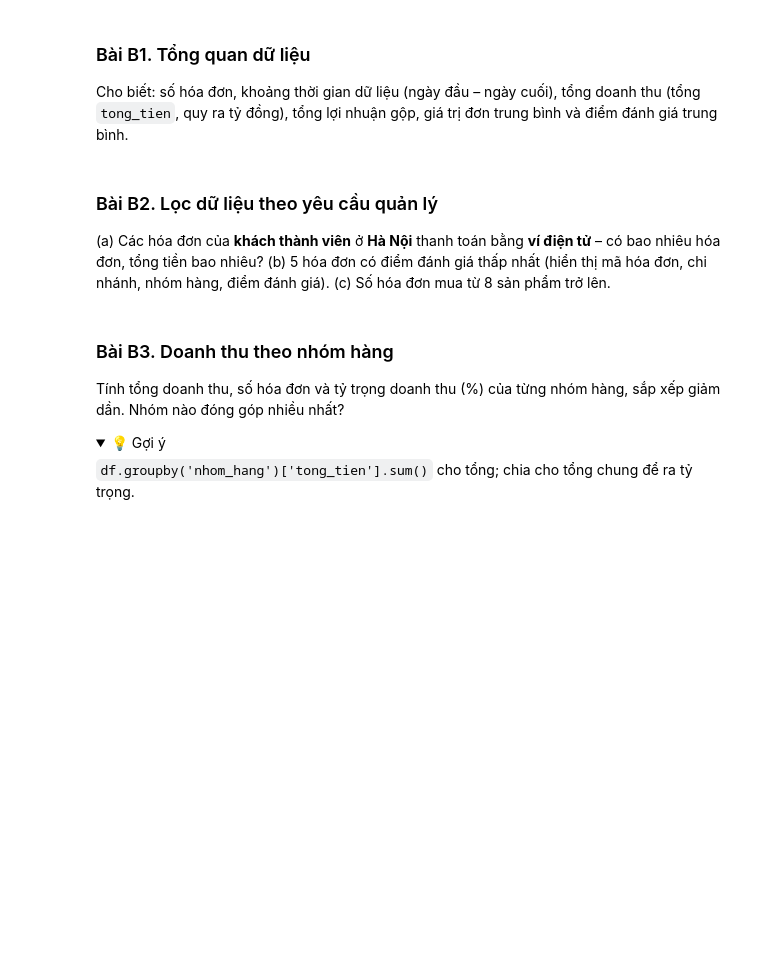
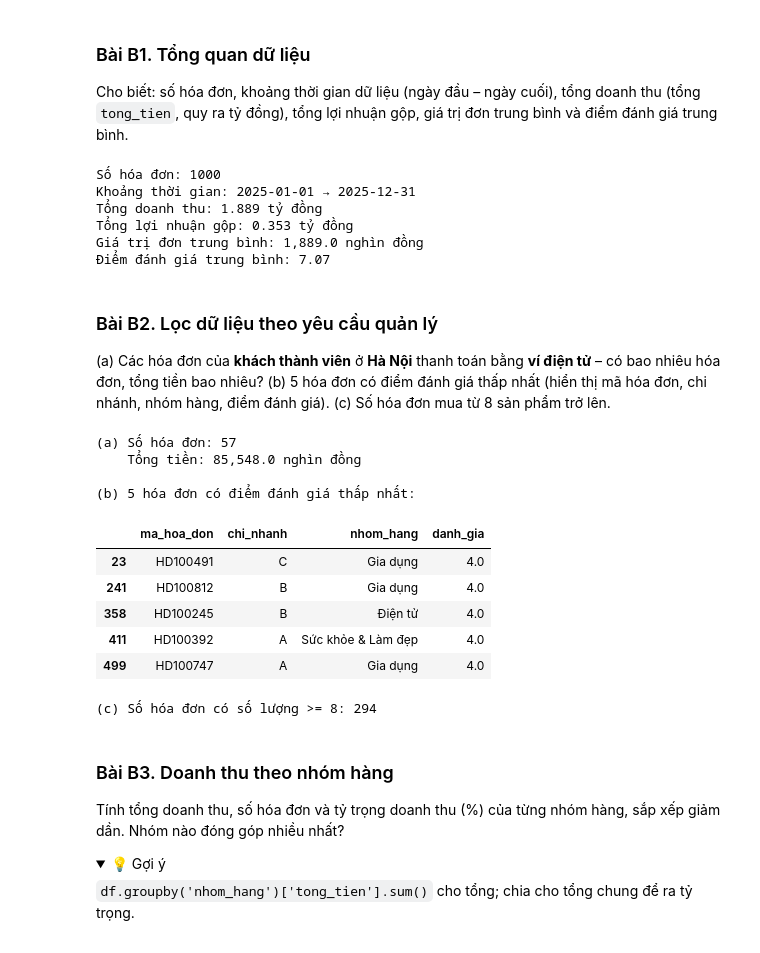
Before and after one commit to binhnhi240926/MacThiBinhNhi_26C1INF50909802, a Jupyter notebook: python_kinh_doanh/bai_tap/Buoi_03_BaiTap.ipynb, the cells around one changed output. Saved outputs shown, nothing was run; the diff lists cells and outputs as text; code cells hidden in the pictures; folded sections open; blank space fills up the shorter version.

```diff
--- a/python_kinh_doanh/bai_tap/Buoi_03_BaiTap.ipynb
+++ b/python_kinh_doanh/bai_tap/Buoi_03_BaiTap.ipynb
@@ -105,6 +191,27 @@ Cho biết: số hóa đơn, khoảng thời gian dữ liệu (ngày đầu –
 tổng lợi nhuận gộp, giá trị đơn trung bình và điểm đánh giá trung bình.
 # %%
 # Viết code của bạn ở đây
+ngay = pd.to_datetime(df["ngay"])
+
+so_hoa_don     = df["ma_hoa_don"].nunique()
+tong_doanh_thu = df["tong_tien"].sum()          # nghìn đồng
+tong_loi_nhuan = df["loi_nhuan_gop"].sum()      # nghìn đồng
+don_tb         = df["tong_tien"].mean()         # nghìn đồng
+diem_tb        = df["danh_gia"].mean()
+
+print("Số hóa đơn:", so_hoa_don)
+print("Khoảng thời gian:", ngay.min().date(), "→", ngay.max().date())
+print(f"Tổng doanh thu: {tong_doanh_thu / 1e6:.3f} tỷ đồng")
+print(f"Tổng lợi nhuận gộp: {tong_loi_nhuan / 1e6:.3f} tỷ đồng")
+print(f"Giá trị đơn trung bình: {don_tb:,.1f} nghìn đồng")
+print(f"Điểm đánh giá trung bình: {diem_tb:.2f}")
+# %% [output]
+Số hóa đơn: 1000
+Khoảng thời gian: 2025-01-01 → 2025-12-31
+Tổng doanh thu: 1.889 tỷ đồng
+Tổng lợi nhuận gộp: 0.353 tỷ đồng
+Giá trị đơn trung bình: 1,889.0 nghìn đồng
+Điểm đánh giá trung bình: 7.07
 # %% [markdown]
 ### Bài B2. Lọc dữ liệu theo yêu cầu quản lý
 
@@ -113,6 +220,31 @@ tổng lợi nhuận gộp, giá trị đơn trung bình và điểm đánh giá
 (c) Số hóa đơn mua từ 8 sản phẩm trở lên.
 # %%
 # Viết code của bạn ở đây
+# (a) Khách thành viên, Hà Nội, thanh toán bằng ví điện tử
+loc_a = df[(df["loai_khach"] == "Thành viên")
+           & (df["thanh_pho"] == "Hà Nội")
+           & (df["thanh_toan"] == "Ví điện tử")]
+print("(a) Số hóa đơn:", len(loc_a))
+print(f"    Tổng tiền: {loc_a['tong_tien'].sum():,.1f} nghìn đồng")
+
+# (b) 5 hóa đơn có điểm đánh giá thấp nhất
+print("\n(b) 5 hóa đơn có điểm đánh giá thấp nhất:")
+display(df.nsmallest(5, "danh_gia")[["ma_hoa_don", "chi_nhanh", "nhom_hang", "danh_gia"]])
+
+# (c) Số hóa đơn mua từ 8 sản phẩm trở lên
+print("\n(c) Số hóa đơn có số lượng >= 8:", (df["so_luong"] >= 8).sum())
+# %% [output]
+(a) Số hóa đơn: 57
+    Tổng tiền: 85,548.0 nghìn đồng
+
+(b) 5 hóa đơn có điểm đánh giá thấp nhất:
+|  | ma_hoa_don | chi_nhanh | nhom_hang | danh_gia |
+| 23 | HD100491 | C | Gia dụng | 4.0 |
+| 241 | HD100812 | B | Gia dụng | 4.0 |
+| 358 | HD100245 | B | Điện tử | 4.0 |
+| 411 | HD100392 | A | Sức khỏe & Làm đẹp | 4.0 |
+| 499 | HD100747 | A | Gia dụng | 4.0 |
+(c) Số hóa đơn có số lượng >= 8: 294
 # %% [markdown]
 ### Bài B3. Doanh thu theo nhóm hàng
 
```
Also changed, not shown: parts of 17 cells of this notebook.
